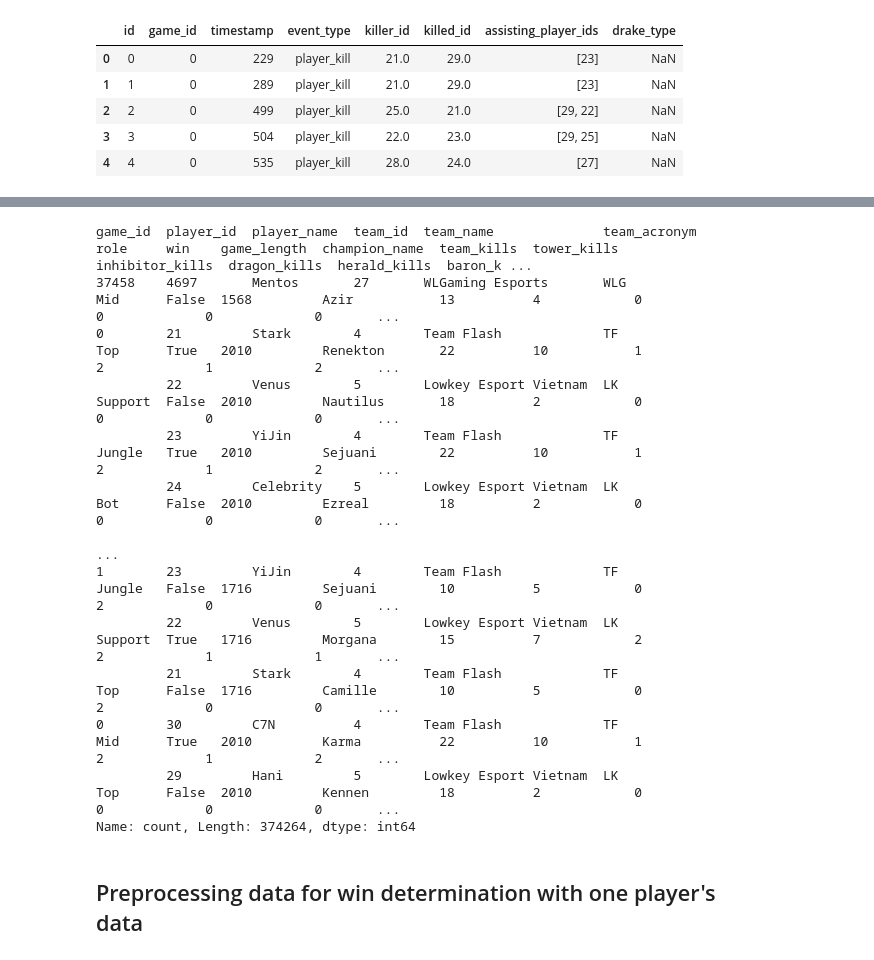
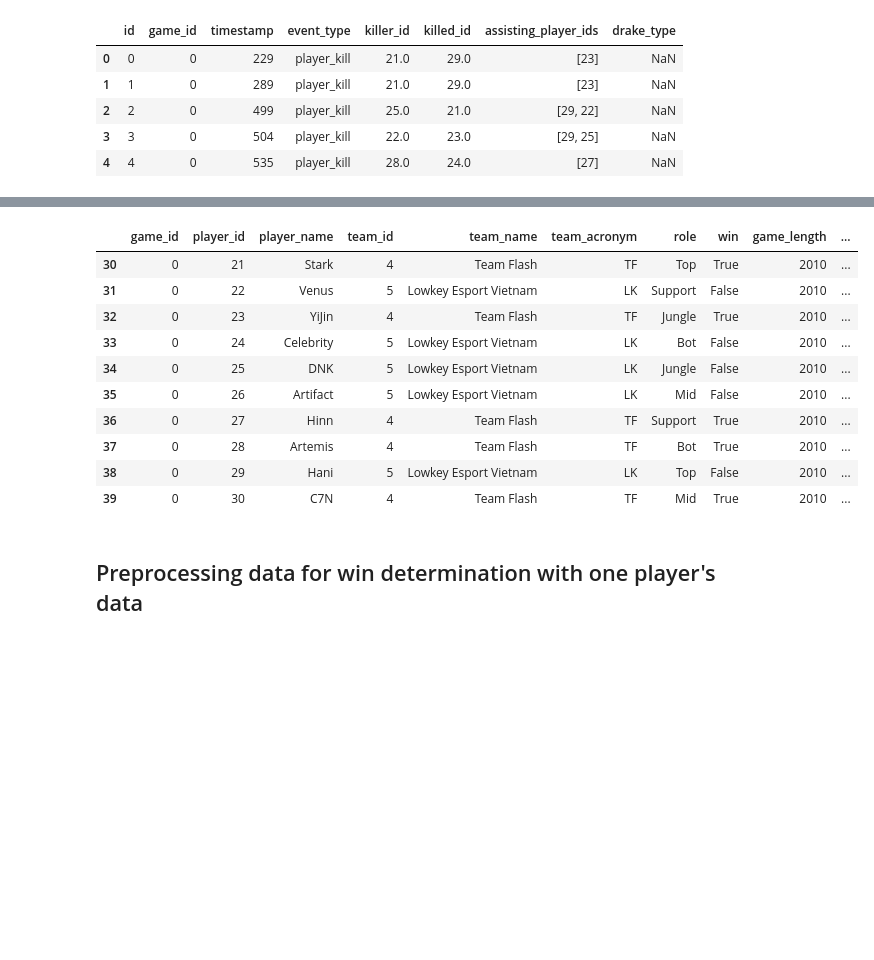
Before and after one commit to ARTHURVANBELLE/AI_LAB_MA1, a Jupyter notebook: models/model_top.ipynb, the cells around one changed output, grey strips where cells are left out. Drawn from its saved outputs; the diff is of its cells as text; code cells hidden in the pictures; blank space fills up the shorter version.

```diff
--- a/models/model_top.ipynb
+++ b/models/model_top.ipynb
@@ -55,27 +53,35 @@ game_metadata_features = ['game_id']
 # %%
 df_game_players_stats = pd.read_csv("../data/game_players_stats.csv")
 df_game_players_stats.head()
 
-game_players_stats_features_by_user = ['champion_name', 'tower_kills', 'inhibitor_kills', 'dragon_kills', 'herald_kills', 'baron_kills',
+game_players_stats_features_num = ['game_length', 'champion_name', 'tower_kills', 'inhibitor_kills', 'dragon_kills', 'herald_kills', 'baron_kills',
                                'player_kills', 'player_deaths', 'player_assists','total_minions_killed', 'gold_earned', 'level',
                                'total_damage_dealt','total_damage_dealt_to_champions', 'total_damage_taken', 'wards_placed',
                                'largest_killing_spree', 'largest_multi_kill']
 
-df_game_players_stats.value_counts()
+game_players_stats_features_by_user_num = ['team_id', 'tower_kills', 'inhibitor_kills', 'dragon_kills', 'herald_kills', 'baron_kills',
+                               'player_kills', 'player_deaths', 'player_assists','total_minions_killed', 'gold_earned', 'level',
+                               'total_damage_dealt','total_damage_dealt_to_champions', 'total_damage_taken', 'wards_placed',
+                               'largest_killing_spree', 'largest_multi_kill']
+game_players_stats_features_by_user_cat = ['champion_name']
+
+
+pd.set_option('display.max_columns', None)
+pd.set_option('display.max_rows', None)
+match_players = df_game_players_stats[df_game_players_stats['game_id'] == 0]
+match_players.head(10)
 # %% [output]
-game_id  player_id  player_name  team_id  team_name              team_acronym  role     win    game_length  champion_name  team_kills  tower_kills  inhibitor_kills  dragon_kills  herald_kills  baron_k ...
-37458    4697       Mentos       27       WLGaming Esports       WLG           Mid      False  1568         Azir           13          4            0                0             0             0       ...
-0        21         Stark        4        Team Flash             TF            Top      True   2010         Renekton       22          10           1                2             1             2       ...
-         22         Venus        5        Lowkey Esport Vietnam  LK            Support  False  2010         Nautilus       18          2            0                0             0             0       ...
-         23         YiJin        4        Team Flash             TF            Jungle   True   2010         Sejuani        22          10           1                2             1             2       ...
-         24         Celebrity    5        Lowkey Esport Vietnam  LK            Bot      False  2010         Ezreal         18          2            0                0             0             0       ...
-                                                                                                                                                                                                         ...
-1        23         YiJin        4        Team Flash             TF            Jungle   False  1716         Sejuani        10          5            0                2             0             0       ...
-         22         Venus        5        Lowkey Esport Vietnam  LK            Support  True   1716         Morgana        15          7            2                2             1             1       ...
-         21         Stark        4        Team Flash             TF            Top      False  1716         Camille        10          5            0                2             0             0       ...
-0        30         C7N          4        Team Flash             TF            Mid      True   2010         Karma          22          10           1                2             1             2       ...
-         29         Hani         5        Lowkey Esport Vietnam  LK            Top      False  2010         Kennen         18          2            0                0             0             0       ...
-Name: count, Length: 374264, dtype: int64
+|  | game_id | player_id | player_name | team_id | team_name | team_acronym | role | win | game_length | ... |
+| 30 | 0 | 21 | Stark | 4 | Team Flash | TF | Top | True | 2010 | ... |
+| 31 | 0 | 22 | Venus | 5 | Lowkey Esport Vietnam | LK | Support | False | 2010 | ... |
+| 32 | 0 | 23 | YiJin | 4 | Team Flash | TF | Jungle | True | 2010 | ... |
+| 33 | 0 | 24 | Celebrity | 5 | Lowkey Esport Vietnam | LK | Bot | False | 2010 | ... |
+| 34 | 0 | 25 | DNK | 5 | Lowkey Esport Vietnam | LK | Jungle | False | 2010 | ... |
+| 35 | 0 | 26 | Artifact | 5 | Lowkey Esport Vietnam | LK | Mid | False | 2010 | ... |
+| 36 | 0 | 27 | Hinn | 4 | Team Flash | TF | Support | True | 2010 | ... |
+| 37 | 0 | 28 | Artemis | 4 | Team Flash | TF | Bot | True | 2010 | ... |
+| 38 | 0 | 29 | Hani | 5 | Lowkey Esport Vietnam | LK | Top | False | 2010 | ... |
+| 39 | 0 | 30 | C7N | 4 | Team Flash | TF | Mid | True | 2010 | ... |
 # %% [markdown]
 ## Preprocessing data for win determination with one player's data
 # %%
```
Also changed, not shown: parts of 9 cells of this notebook.
